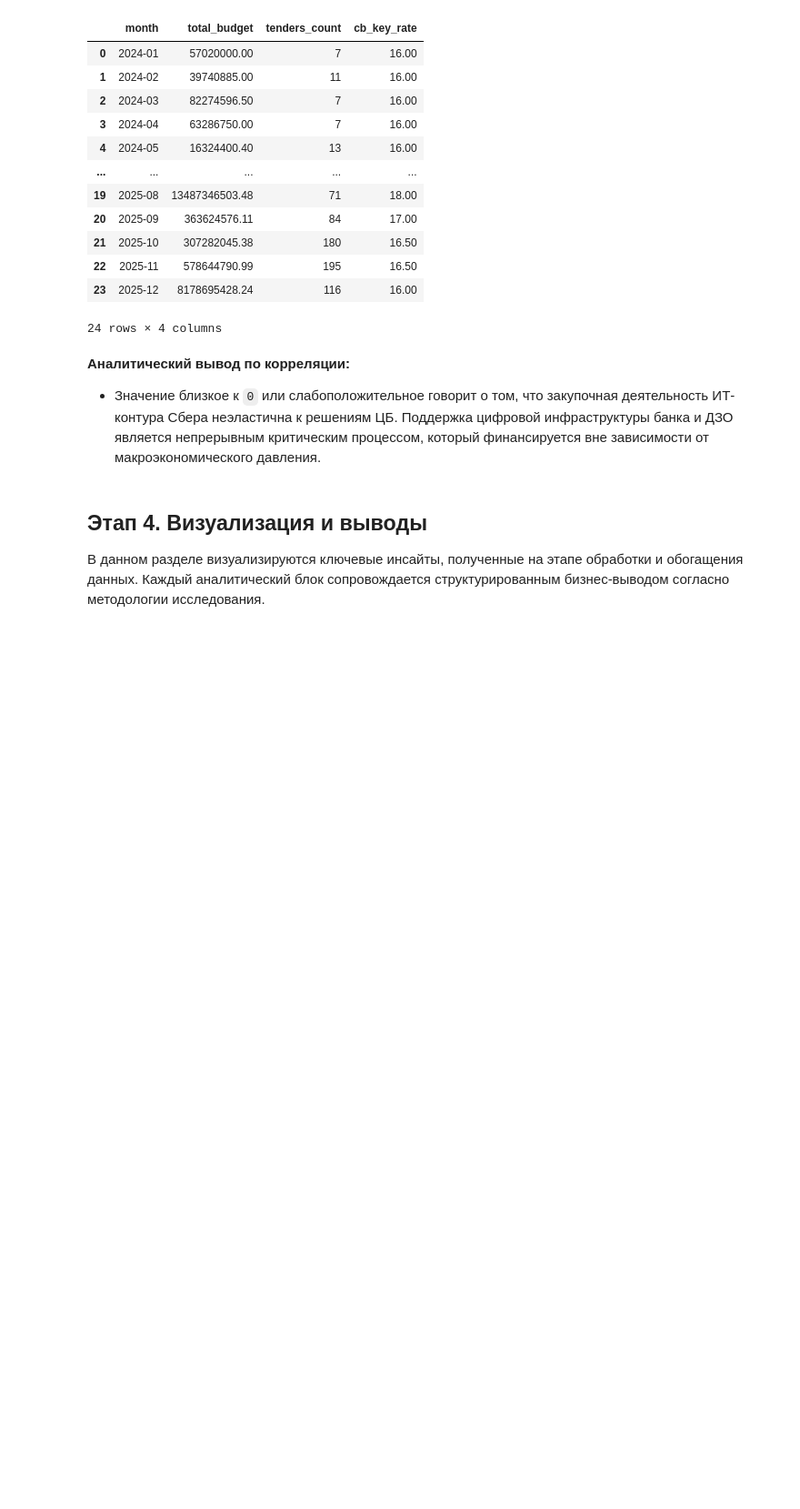
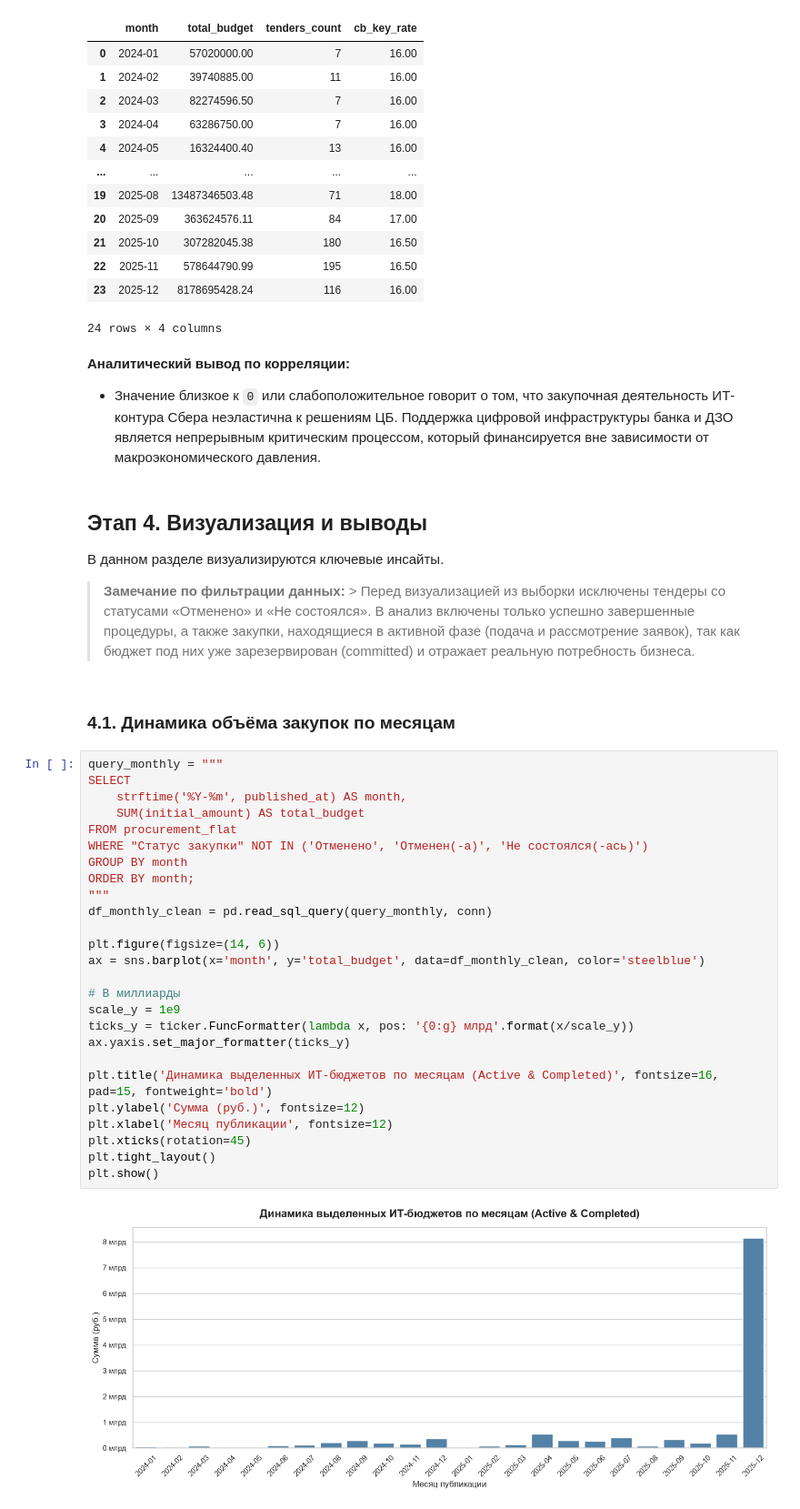
Before and after one commit to zxffg/sber_procurement_audit, a Jupyter notebook: notebooks/procurement_audit.ipynb, the cells around one changed output. Shown at 91% size. Saved outputs shown, nothing was run; the diff lists cells and outputs as text; blank space fills up the shorter version.

```diff
--- a/notebooks/procurement_audit.ipynb
+++ b/notebooks/procurement_audit.ipynb
@@ -471,4 +501,36 @@ display(df_correlation)
 # %% [markdown]
 ## Этап 4. Визуализация и выводы
 
-В данном разделе визуализируются ключевые инсайты, полученные на этапе обработки и обогащения данных. Каждый аналитический блок сопровождается структурированным бизнес-выводом согласно методологии исследования.
+В данном разделе визуализируются ключевые инсайты.
+
+> **Замечание по фильтрации данных:** > Перед визуализацией из выборки исключены тендеры со статусами «Отменено» и «Не состоялся». В анализ включены только успешно завершенные процедуры, а также закупки, находящиеся в активной фазе (подача и рассмотрение заявок), так как бюджет под них уже зарезервирован (committed) и отражает реальную потребность бизнеса.
+# %% [markdown]
+### 4.1. Динамика объёма закупок по месяцам
+# %%
+query_monthly = """
+SELECT
+    strftime('%Y-%m', published_at) AS month,
+    SUM(initial_amount) AS total_budget
+FROM procurement_flat
+WHERE "Статус закупки" NOT IN ('Отменено', 'Отменен(-а)', 'Не состоялся(-ась)')
+GROUP BY month
+ORDER BY month;
+"""
+df_monthly_clean = pd.read_sql_query(query_monthly, conn)
+
+plt.figure(figsize=(14, 6))
+ax = sns.barplot(x='month', y='total_budget', data=df_monthly_clean, color='steelblue')
+
+# В миллиарды
+scale_y = 1e9
+ticks_y = ticker.FuncFormatter(lambda x, pos: '{0:g} млрд'.format(x/scale_y))
+ax.yaxis.set_major_formatter(ticks_y)
+
+plt.title('Динамика выделенных ИТ-бюджетов по месяцам (Active & Completed)', fontsize=16, pad=15, fontweight='bold')
+plt.ylabel('Сумма (руб.)', fontsize=12)
+plt.xlabel('Месяц публикации', fontsize=12)
+plt.xticks(rotation=45)
+plt.tight_layout()
+plt.show()
+# %% [output]
+[figure, added]
```
Also changed, not shown: parts of 17 cells of this notebook, 2 other files.
